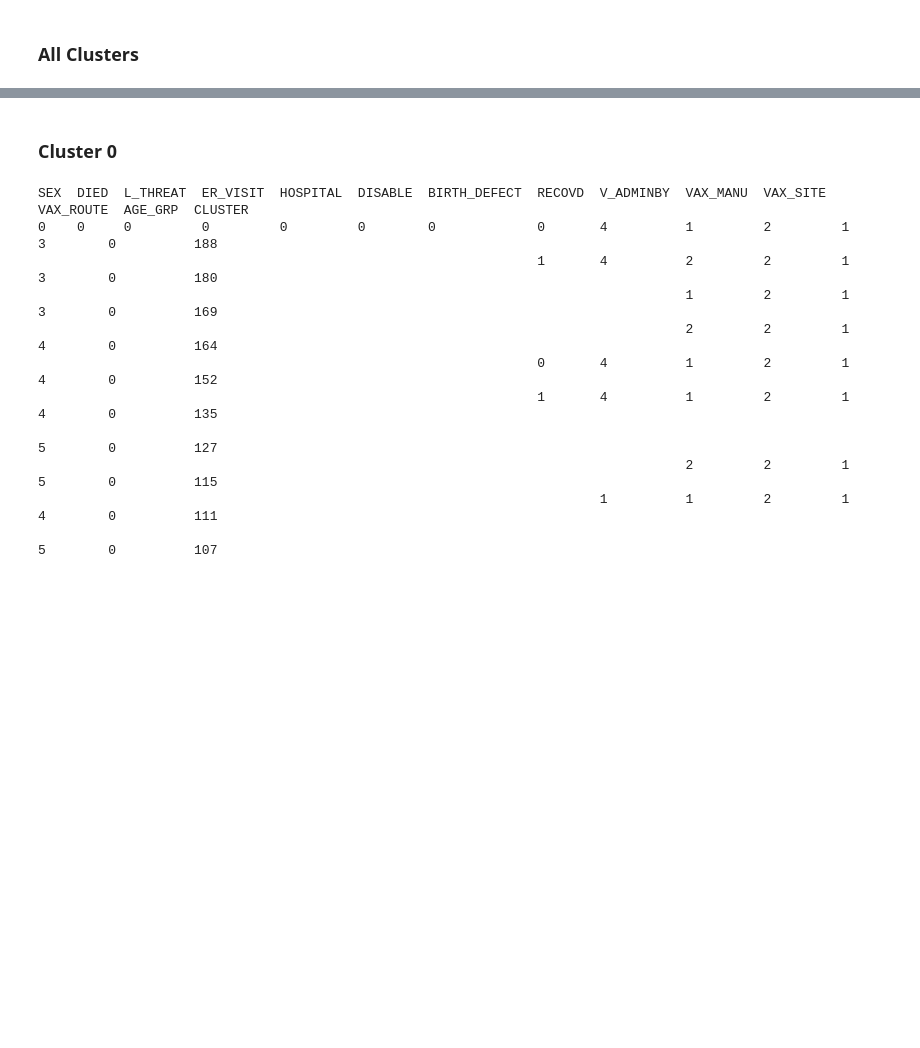
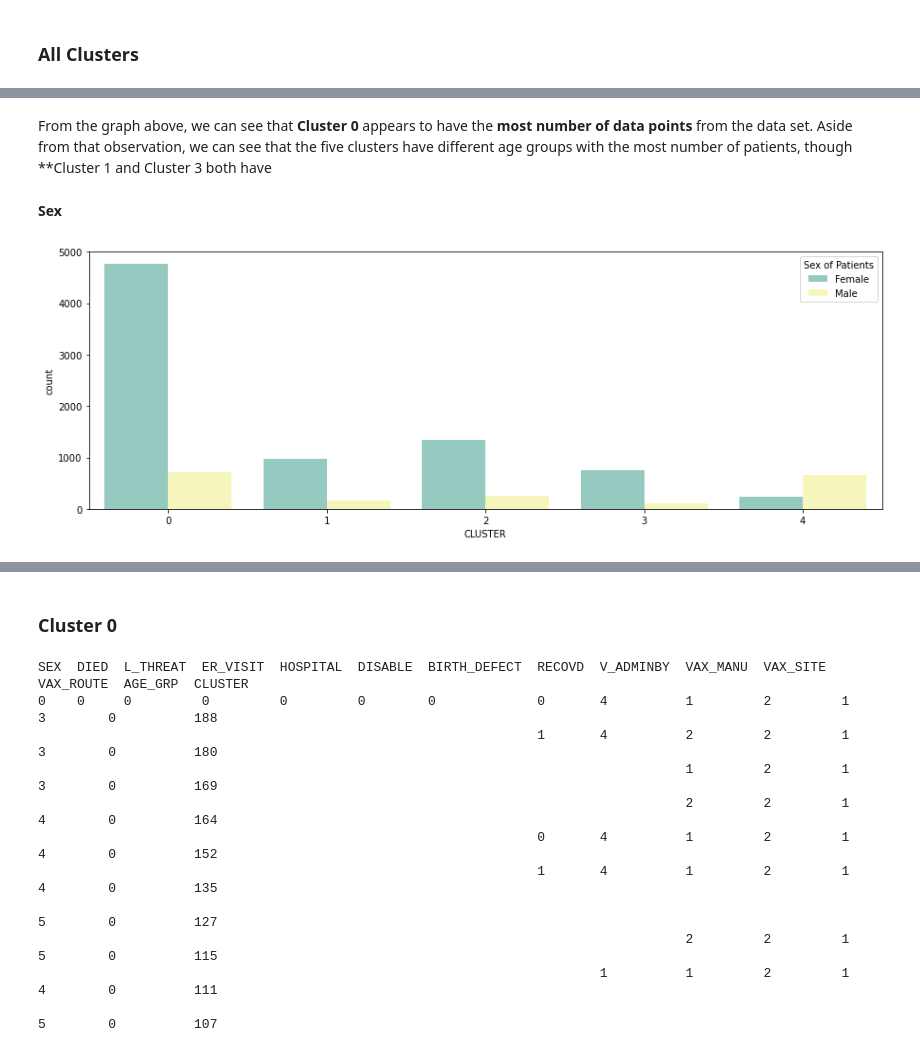
Before and after one commit to beyatris/VaxxAId, a Jupyter notebook: main/vaxxaid.ipynb, the cells around one changed output, grey strips where cells are left out. Drawn from its saved outputs; the diff is of its cells as text; code cells hidden in the pictures; blank space fills up the shorter version.

```diff
--- a/main/vaxxaid.ipynb
+++ b/main/vaxxaid.ipynb
@@ -706,0 +699,14 @@ for i in features:
+# %% [markdown]
+From the graph above, we can see that **Cluster 0** appears to have the **most number of data points** from the data set. Aside from that observation, we can see that the five clusters have different age groups with the most number of patients, though **Cluster 1 and Cluster 3 both have
+# %% [markdown]
+**Sex**
+# %%
+i += 1
+plt.subplots(figsize = (15,5))
+current_plot = sns.countplot(x='CLUSTER',hue=features[i], palette='Set3', data = sample)
+current_legend = current_plot.legend()
+current_legend.set_title(x_labels[i])
+for t, l in zip(current_legend.texts,(xtickslabels[i])):
+    t.set_text(l)
+# %% [output]
+[figure, added]
```
Also changed, not shown: parts of 60 cells of this notebook.
